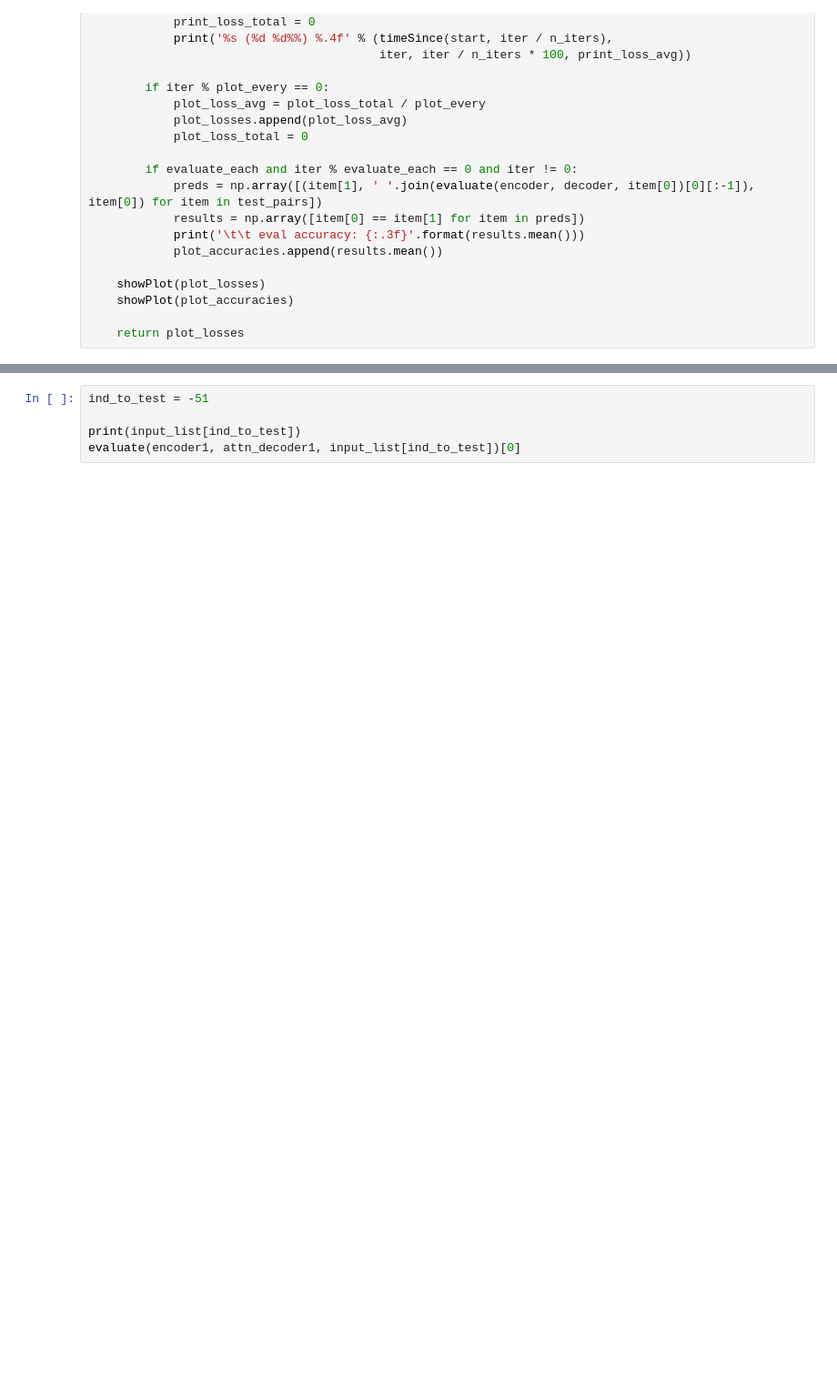
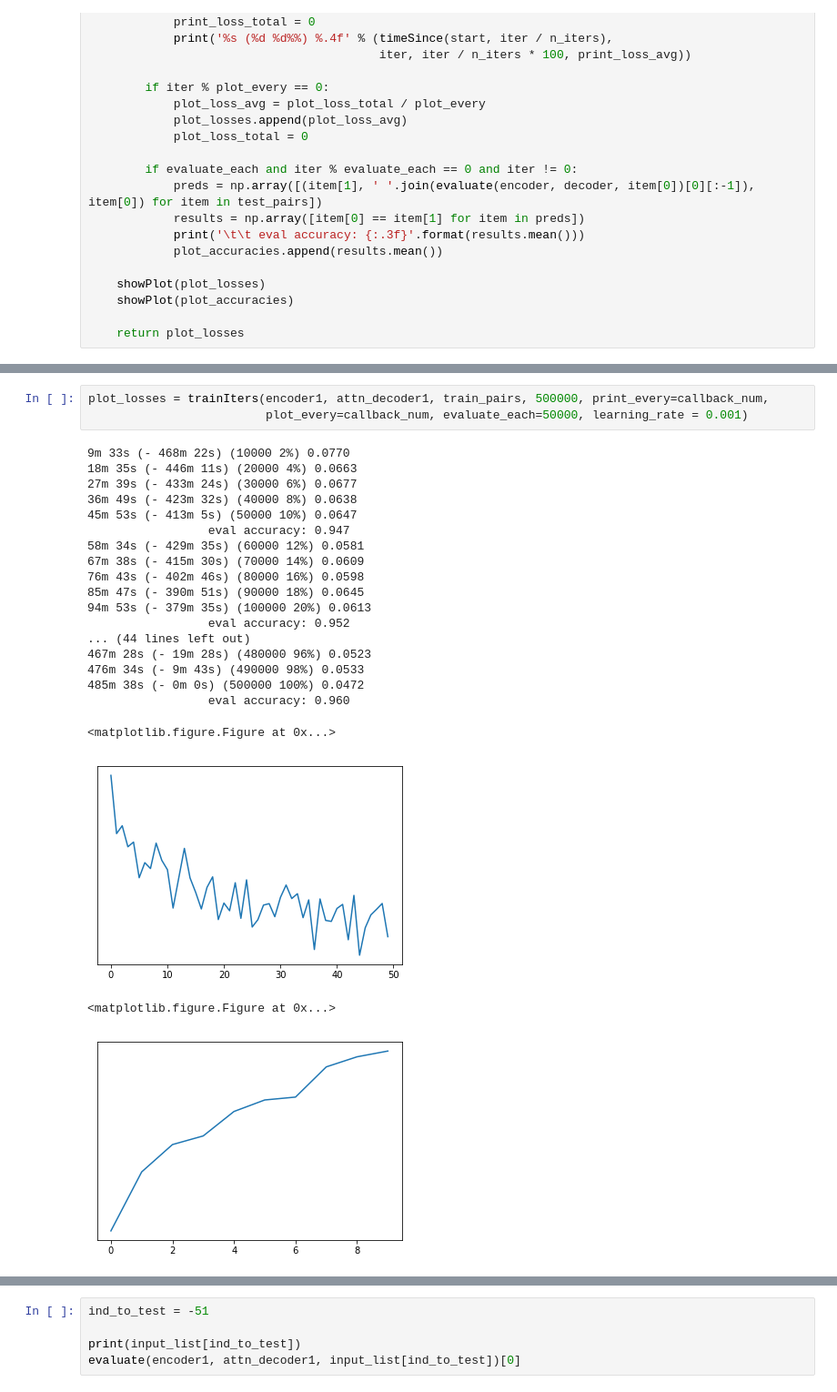
Before and after one commit to lodurality/textnorm, a Jupyter notebook: notebooks/make_pairs.ipynb, the cells around one changed output, grey strips where cells are left out. Shown at 91% size. Drawn from its saved outputs; the diff is of its cells as text; blank space fills up the shorter version.

```diff
--- a/notebooks/make_pairs.ipynb
+++ b/notebooks/make_pairs.ipynb
@@ -532,0 +578,25 @@ Using CUDA
+# %%
+plot_losses = trainIters(encoder1, attn_decoder1, train_pairs, 500000, print_every=callback_num,
+                         plot_every=callback_num, evaluate_each=50000, learning_rate = 0.001)
+# %% [output]
+9m 33s (- 468m 22s) (10000 2%) 0.0770
+18m 35s (- 446m 11s) (20000 4%) 0.0663
+27m 39s (- 433m 24s) (30000 6%) 0.0677
+36m 49s (- 423m 32s) (40000 8%) 0.0638
+45m 53s (- 413m 5s) (50000 10%) 0.0647
+                 eval accuracy: 0.947
+58m 34s (- 429m 35s) (60000 12%) 0.0581
+67m 38s (- 415m 30s) (70000 14%) 0.0609
+76m 43s (- 402m 46s) (80000 16%) 0.0598
+85m 47s (- 390m 51s) (90000 18%) 0.0645
+94m 53s (- 379m 35s) (100000 20%) 0.0613
+                 eval accuracy: 0.952
+... (44 lines left out)
+467m 28s (- 19m 28s) (480000 96%) 0.0523
+476m 34s (- 9m 43s) (490000 98%) 0.0533
+485m 38s (- 0m 0s) (500000 100%) 0.0472
+                 eval accuracy: 0.960
+<matplotlib.figure.Figure at 0x...>
+[figure, added]
+<matplotlib.figure.Figure at 0x...>
+[figure, added]
```
Also changed, not shown: parts of 7 cells of this notebook, 9 other files.
